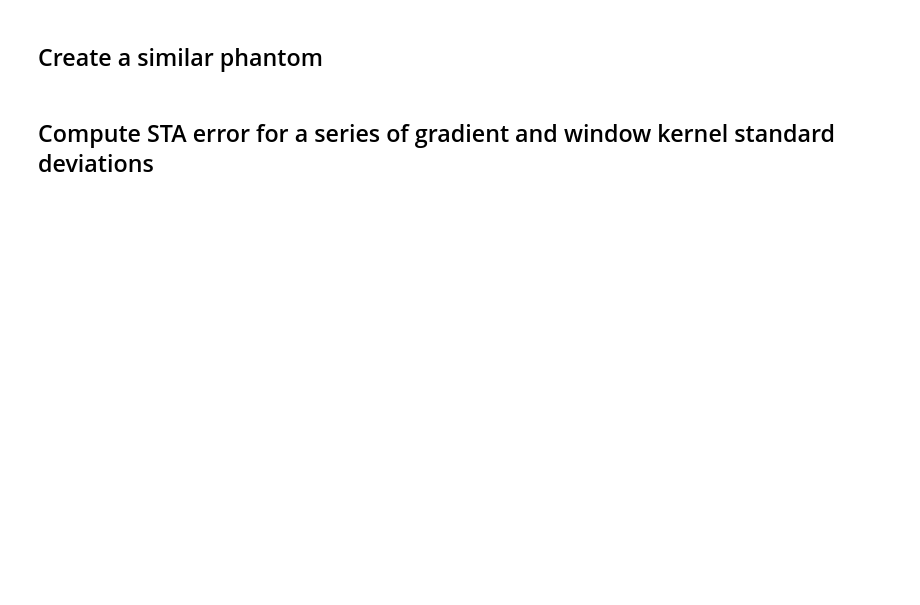
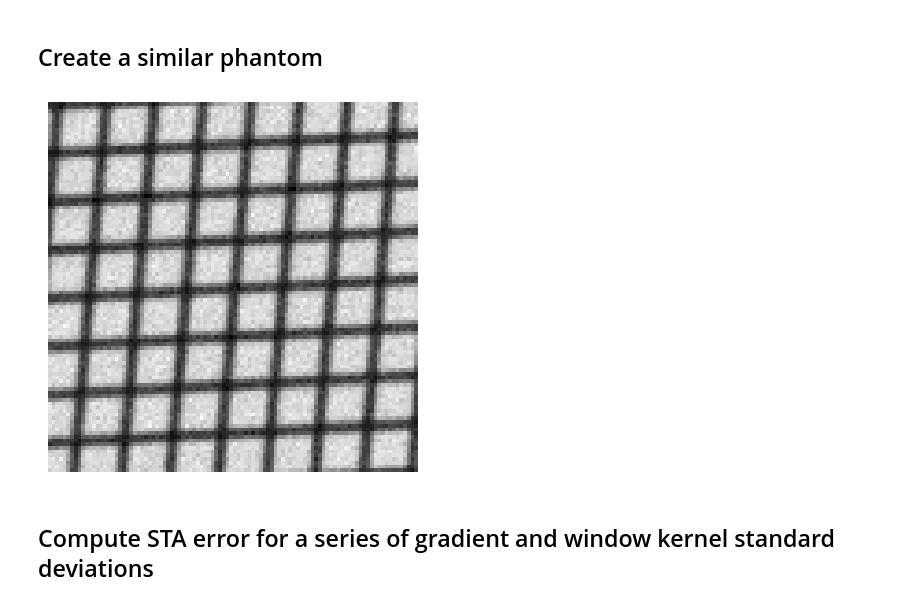
Before and after one commit to BrysonGray/structure_tensor_validation, a Jupyter notebook: notebooks/make_microscopy_figures.ipynb, the cells around one changed output. Drawn from its saved outputs; the diff is of its cells as text; code cells hidden in the pictures; blank space fills up the shorter version.

```diff
--- a/notebooks/make_microscopy_figures.ipynb
+++ b/notebooks/make_microscopy_figures.ipynb
@@ -61,15 +75,17 @@ plt.savefig(os.path.join(HOME,'outputs/figures/example_patch_2d_true_angles_HD.p
 # %% [markdown]
 ## Create a similar phantom
 # %%
-n = (50,50)
+n = (100,100)
 d = (1.0, 1.0)
 x = [np.arange(ni)*di for ni,di in zip(n,d)]
-phantom = sta_validate.make_phantom(x, true_thetas, period=15, inverse=False)
+phantom = sta_validate.make_phantom(x, true_thetas, period=13, noise=0.05, width=1.0, inverse=True)
 
 plt.figure()
-plt.imshow(phantom)
+plt.imshow(phantom, cmap='gray')
 plt.axis('off')
 plt.show()
+# %% [output]
+[figure, added]
 # %% [markdown]
 ## Compute STA error for a series of gradient and window kernel standard deviations
 # %%
```
Also changed, not shown: parts of 28 cells of this notebook, 6 other files.
